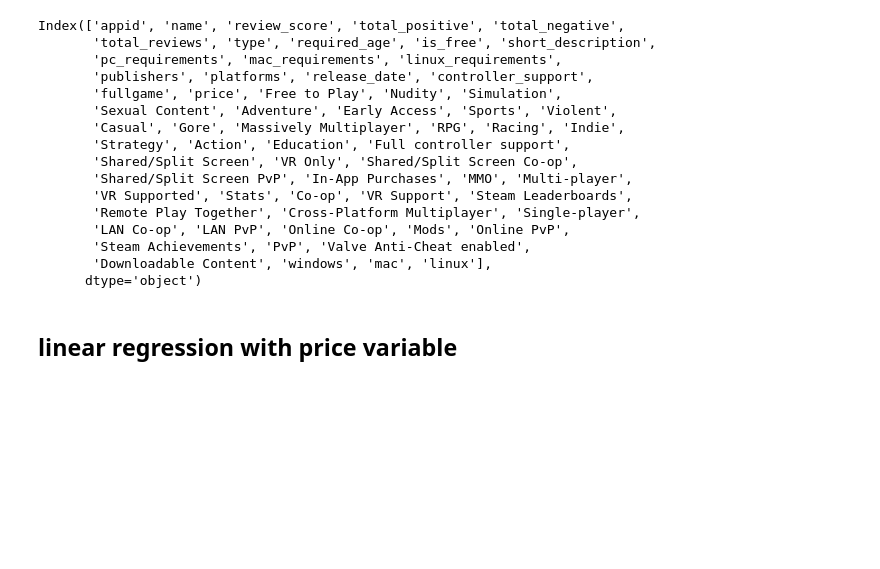
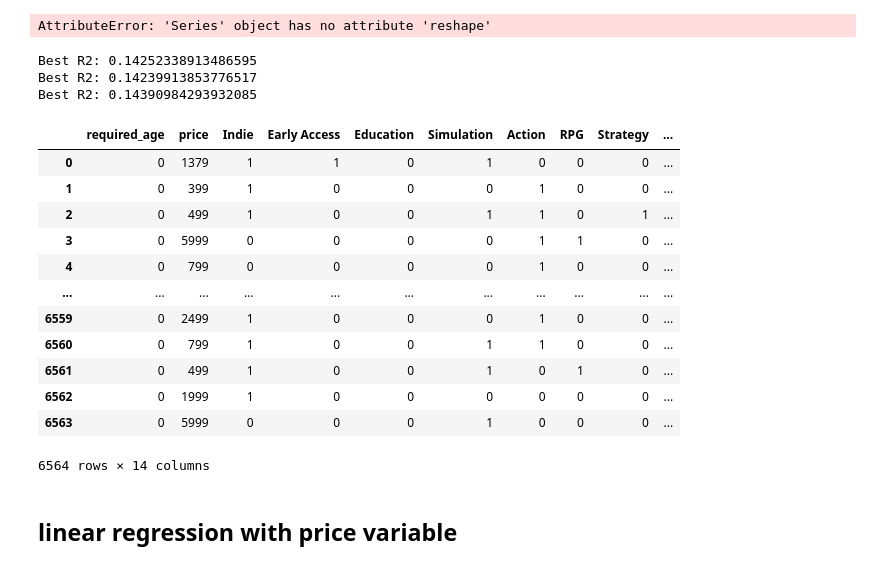
Before and after one commit to emilbreustedt/data-literacy-steam-project, a Jupyter notebook: predictor.ipynb, the cells around one changed output. Drawn from its saved outputs; the diff is of its cells as text; code cells hidden in the pictures; blank space fills up the shorter version.

```diff
--- a/predictor.ipynb
+++ b/predictor.ipynb
@@ -42,22 +37,3 @@ plt.plot(score, m*score+b, color='red')
-# %%
-df.columns
-# %% [output]
-Index(['appid', 'name', 'review_score', 'total_positive', 'total_negative',
-       'total_reviews', 'type', 'required_age', 'is_free', 'short_description',
-       'pc_requirements', 'mac_requirements', 'linux_requirements',
-       'publishers', 'platforms', 'release_date', 'controller_support',
-       'fullgame', 'price', 'Free to Play', 'Nudity', 'Simulation',
-       'Sexual Content', 'Adventure', 'Early Access', 'Sports', 'Violent',
-       'Casual', 'Gore', 'Massively Multiplayer', 'RPG', 'Racing', 'Indie',
-       'Strategy', 'Action', 'Education', 'Full controller support',
-       'Shared/Split Screen', 'VR Only', 'Shared/Split Screen Co-op',
-       'Shared/Split Screen PvP', 'In-App Purchases', 'MMO', 'Multi-player',
-       'VR Supported', 'Stats', 'Co-op', 'VR Support', 'Steam Leaderboards',
-       'Remote Play Together', 'Cross-Platform Multiplayer', 'Single-player',
-       'LAN Co-op', 'LAN PvP', 'Online Co-op', 'Mods', 'Online PvP',
-       'Steam Achievements', 'PvP', 'Valve Anti-Cheat enabled',
-       'Downloadable Content', 'windows', 'mac', 'linux'],
-      dtype='object')
 # %%
 from sklearn.preprocessing import PolynomialFeatures
 from sklearn.linear_model import LinearRegression
@@ -71,2 +43,7 @@ from sklearn.metrics import r2_score
 # %%
-#X_train, X_test, y_train, y_test = train_test_split(poly_features,df["total_positive"]/df["total_reviews"] , test_size=0.3, random_state=42)
+X_train, X_test, y_train, y_test = train_test_split(df["price"], df["score"], test_size=0.3, random_state=42)
+reg = LinearRegression().fit(X_train.reshape(-1, 1), y_train)
+y_pred = reg.predict(X_test)
+r2_new = r2_score(y_test, y_pred)
+# %% [output]
+AttributeError: 'Series' object has no attribute 'reshape'
@@ -82,2 +50,55 @@ from sklearn.metrics import r2_score
+# %%
+# Find usefull regressors
+
+X = df.drop("score", axis = 1)
+
+r2_max = 0
+
+while True:
+
+    X_train, X_test, y_train, y_test = train_test_split(X, df.score, test_size=0.3, random_state=42)
+    reg = LinearRegression().fit(X_train, y_train)
+    reg_rmse = np.sqrt(mean_squared_error(y_test, y_pred))
+    y_pred = reg.predict(X_test)
+    r2_new = r2_score(y_test, y_pred)
+
+    if r2_new > r2_max:
+        r2_max = r2_new
+    else:
+        break
+
+    print("Best R2: " + str(reg_rmse))
+
+
+    for cat in X.columns:
+
+        X_temp = X.drop(cat, axis = 1)
+
+        X_train, X_test, y_train, y_test = train_test_split(X_temp, df.score, test_size=0.3, random_state=42)
+        reg = LinearRegression().fit(X_train, y_train)
+        reg_rmse = np.sqrt(mean_squared_error(y_test, y_pred))
+        y_pred = reg.predict(X_test)
+        r2_temp = r2_score(y_test, y_pred)
+        if r2_temp > r2_max:
+            X = X.drop(cat, axis = 1)
+
+X
+# %% [output]
+Best R2: 0.14252338913486595
+Best R2: 0.14239913853776517
+Best R2: 0.14390984293932085
+|  | required_age | price | Indie | Early Access | Education | Simulation | Action | RPG | Strategy | ... |
+| 0 | 0 | 1379 | 1 | 1 | 0 | 1 | 0 | 0 | 0 | ... |
+| 1 | 0 | 399 | 1 | 0 | 0 | 0 | 1 | 0 | 0 | ... |
+| 2 | 0 | 499 | 1 | 0 | 0 | 1 | 1 | 0 | 1 | ... |
+| 3 | 0 | 5999 | 0 | 0 | 0 | 0 | 1 | 1 | 0 | ... |
+| 4 | 0 | 799 | 0 | 0 | 0 | 0 | 1 | 0 | 0 | ... |
+| ... | ... | ... | ... | ... | ... | ... | ... | ... | ... | ... |
+| 6559 | 0 | 2499 | 1 | 0 | 0 | 0 | 1 | 0 | 0 | ... |
+| 6560 | 0 | 799 | 1 | 0 | 0 | 1 | 1 | 0 | 0 | ... |
+| 6561 | 0 | 499 | 1 | 0 | 0 | 1 | 0 | 1 | 0 | ... |
+| 6562 | 0 | 1999 | 1 | 0 | 0 | 0 | 0 | 0 | 0 | ... |
+| 6563 | 0 | 5999 | 0 | 0 | 0 | 1 | 0 | 0 | 0 | ... |
+6564 rows × 14 columns
 # %% [markdown]
 ## linear regression with price variable
```
Also changed, not shown: parts of 25 cells of this notebook.
